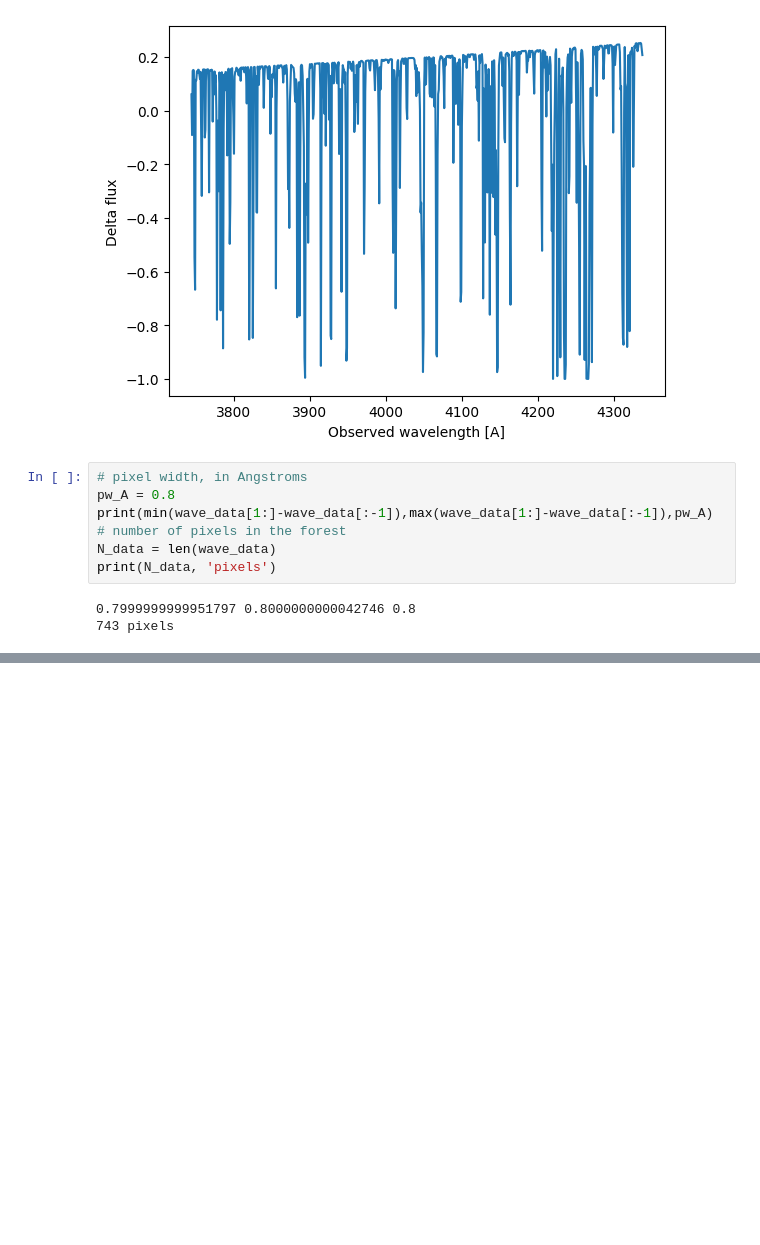
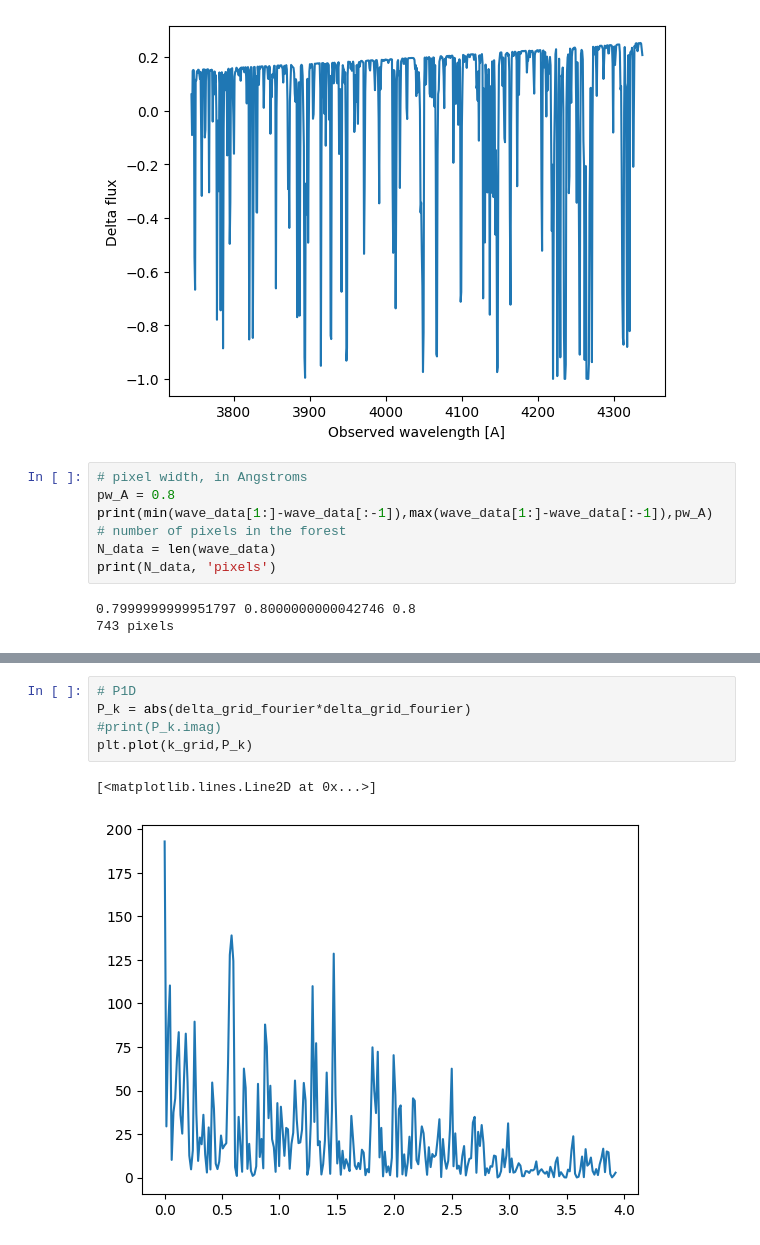
Before and after one commit to sindhusatyavolu/fourier_playground, a Jupyter notebook: fft_px/read_deltas.ipynb, the cells around one changed output, grey strips where cells are left out. Drawn from its saved outputs; the diff is of its cells as text; blank space fills up the shorter version.

```diff
--- a/fft_px/read_deltas.ipynb
+++ b/fft_px/read_deltas.ipynb
@@ -57,0 +111,8 @@ print(istart,iend)
+# %%
+# P1D
+P_k = abs(delta_grid_fourier*delta_grid_fourier)
+#print(P_k.imag)
+plt.plot(k_grid,P_k)
+# %% [output]
+[<matplotlib.lines.Line2D at 0x...>]
+[figure, added]
```
Also changed, not shown: parts of 8 cells of this notebook.
